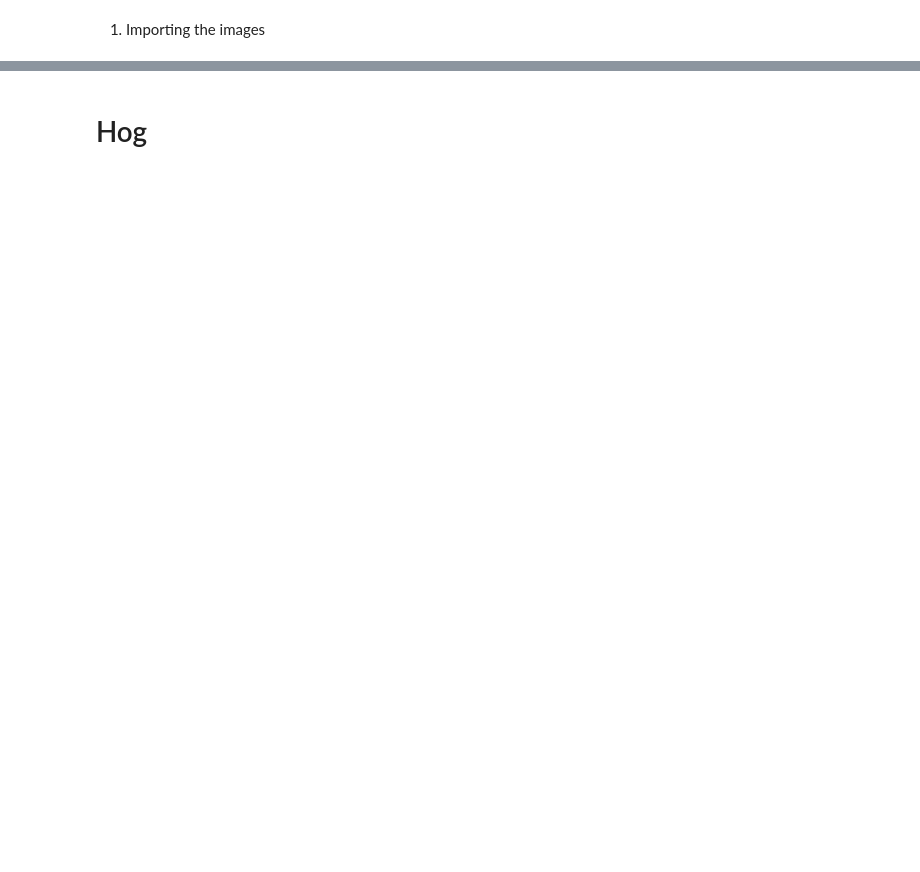
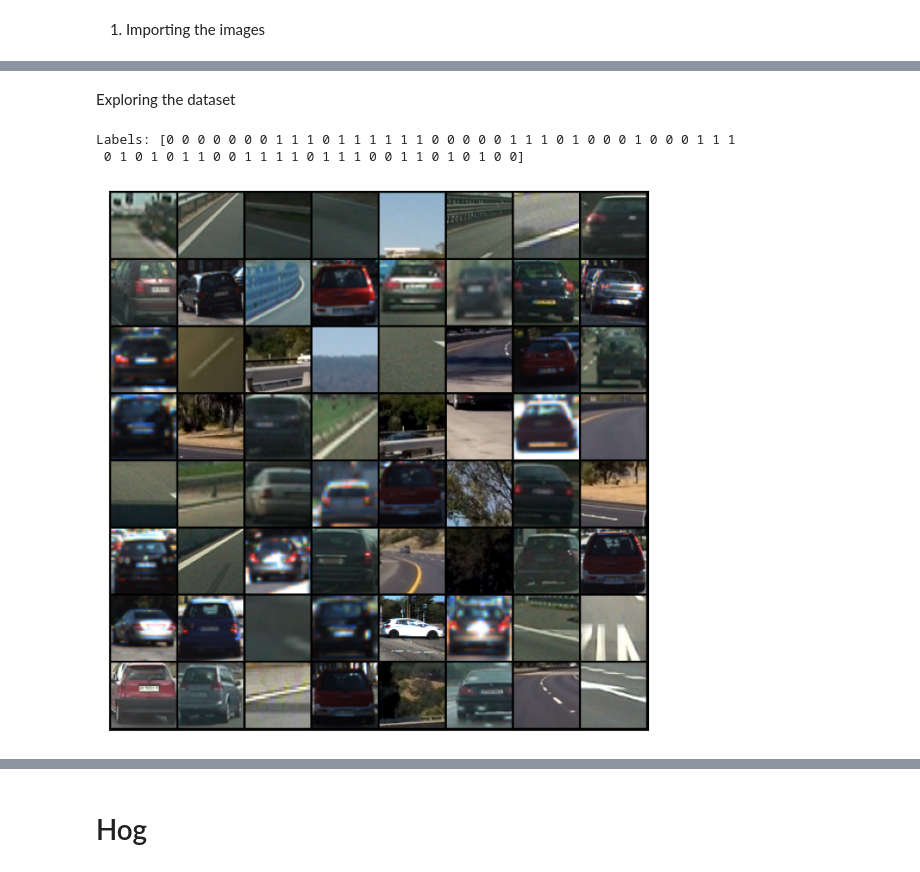
Before and after one commit to adrienloizeau/HOG-Car-Dectector, a Jupyter notebook: cars-classification-model.ipynb, the cells around one changed output, grey strips where cells are left out. Drawn from its saved outputs; the diff is of its cells as text; code cells hidden in the pictures; blank space fills up the shorter version.

```diff
--- a/cars-classification-model.ipynb
+++ b/cars-classification-model.ipynb
@@ -184,0 +214,13 @@ Number of images without any car: 182
+# %%
+from torchvision import datasets
+from torch.utils.data import DataLoader
+import torchvision.transforms as T
+
+# Create a dataset without transformation
+transform = T.Compose([
+        T.ToTensor()])
+final_dataset = datasets.ImageFolder(config.FINAL_DATASET, transform)
+final_dataloader = DataLoader(final_dataset, batch_size=64, shuffle = True)
+
+print(final_dataset)
+print("Classes:", final_dataset.classes)
@@ -184,0 +236,21 @@ Number of images without any car: 182
+# %% [markdown]
+Exploring the dataset
+# %%
+from torchvision.utils import make_grid
+
+def show_images(images, nmax=64):
+    fig, ax = plt.subplots(figsize=(8, 8))
+    ax.set_xticks([]); ax.set_yticks([])
+    ax.imshow(make_grid((images.detach()[:nmax]), nrow=8).permute(1, 2, 0))
+
+def show_batch(dl, nmax=64):
+    for images, label in dl:
+        show_images(images, nmax)
+        print("Labels:",label.numpy())
+        break
+
+show_batch(final_dataloader)
+# %% [output]
+Labels: [0 0 0 0 0 0 0 1 1 1 0 1 1 1 1 1 1 0 0 0 0 0 1 1 1 0 1 0 0 0 1 0 0 0 1 1 1
+ 0 1 0 1 0 1 1 0 0 1 1 1 1 0 1 1 1 0 0 1 1 0 1 0 1 0 0]
+[figure, added]
```
Also changed, not shown: parts of 39 cells of this notebook.
